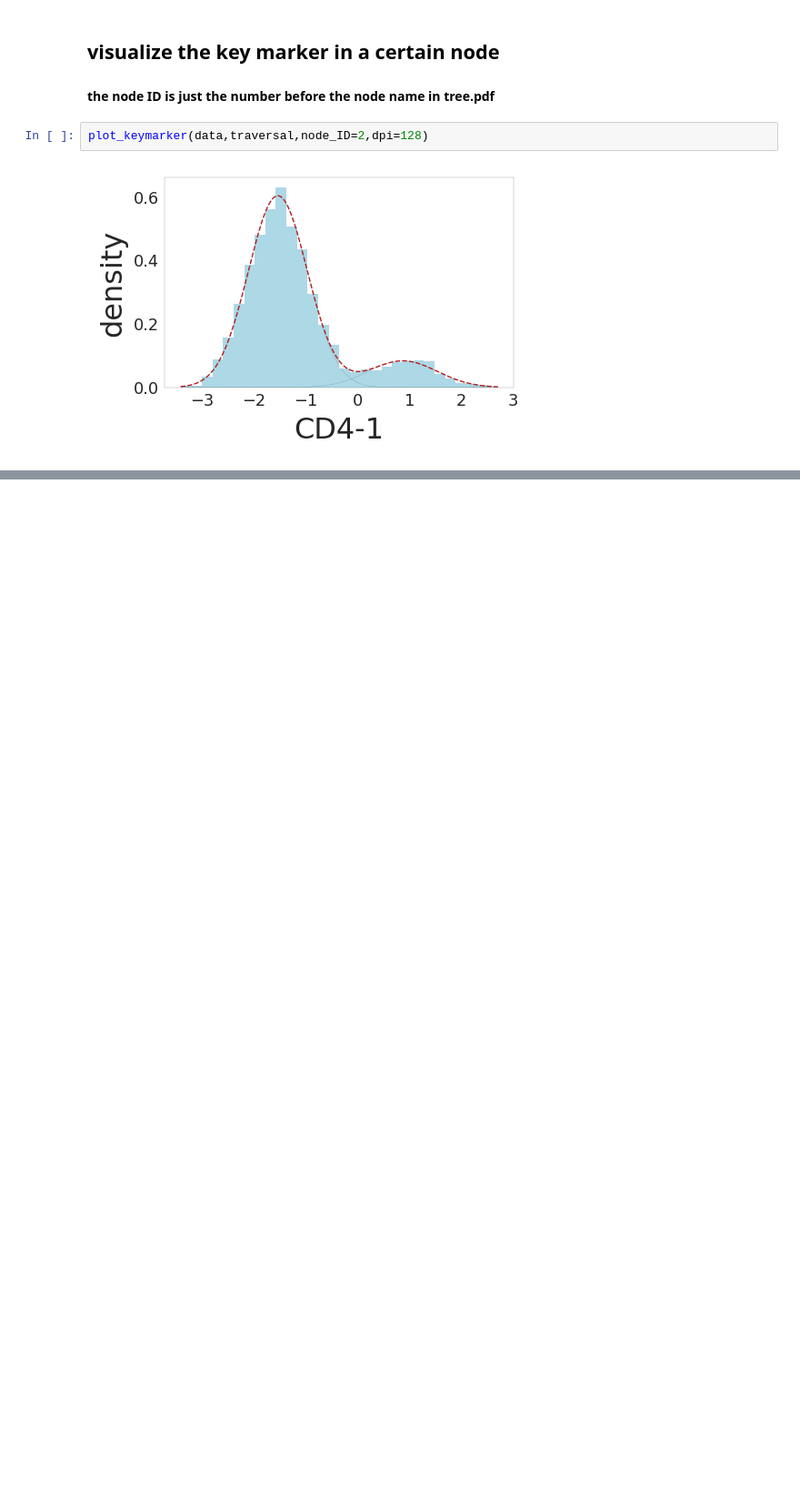
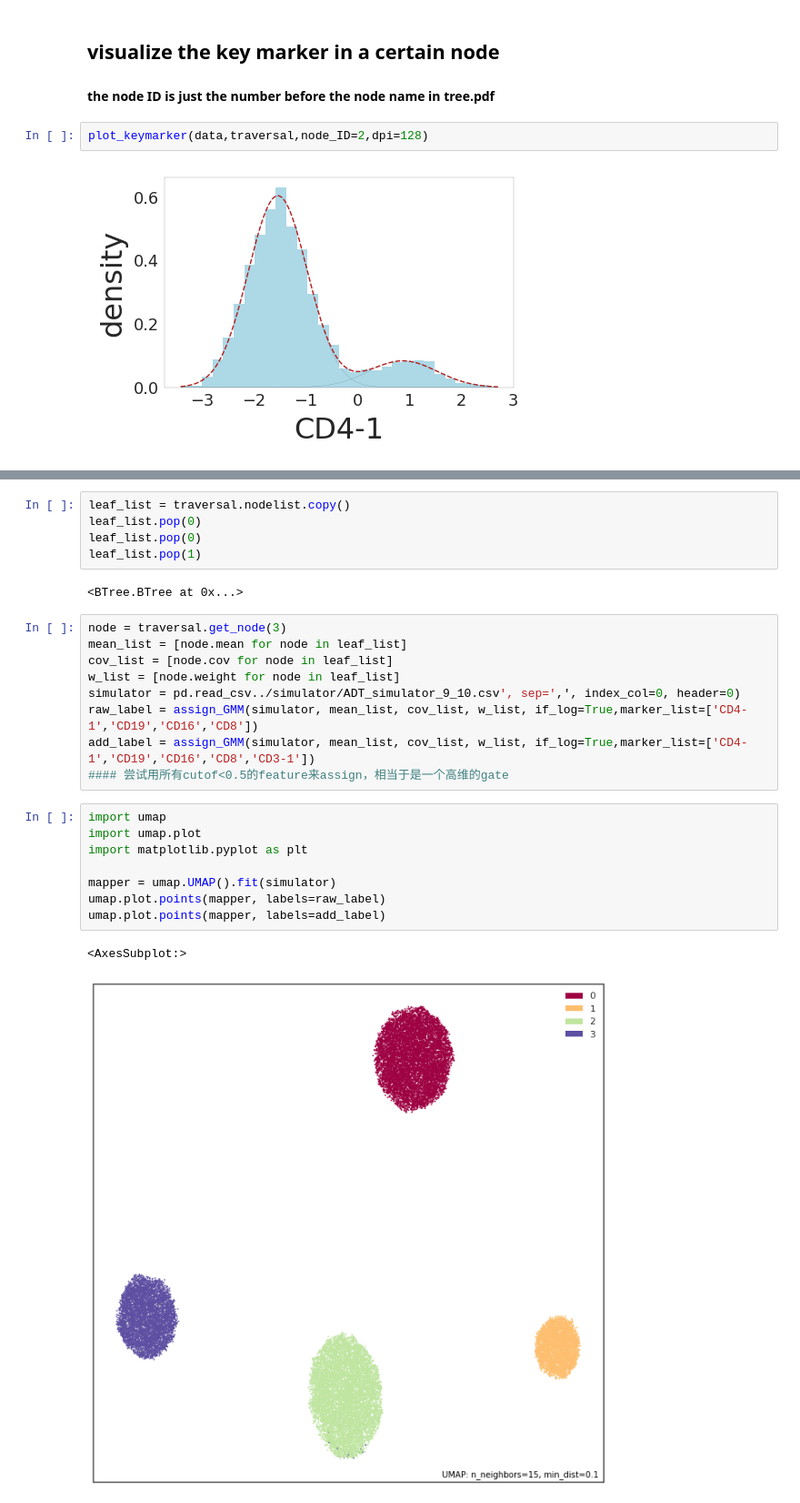
Before and after one commit to xinzhu-email/CITE-pool, a Jupyter notebook: AnalysisTutorial_.ipynb, the cells around one changed output, grey strips where cells are left out. Shown at 91% size. Saved outputs shown, nothing was run; the diff lists cells and outputs as text; blank space fills up the shorter version.

```diff
--- a/AnalysisTutorial_.ipynb
+++ b/AnalysisTutorial_.ipynb
@@ -52,0 +97,27 @@ plot_keymarker(data,traversal,node_ID=2,dpi=128)
+# %%
+leaf_list = traversal.nodelist.copy()
+leaf_list.pop(0)
+leaf_list.pop(0)
+leaf_list.pop(1)
+# %% [output]
+<BTree.BTree at 0x...>
+# %%
+node = traversal.get_node(3)
+mean_list = [node.mean for node in leaf_list]
+cov_list = [node.cov for node in leaf_list]
+w_list = [node.weight for node in leaf_list]
+simulator = pd.read_csv../simulator/ADT_simulator_9_10.csv', sep=',', index_col=0, header=0)
+raw_label = assign_GMM(simulator, mean_list, cov_list, w_list, if_log=True,marker_list=['CD4-1','CD19','CD16','CD8'])
+add_label = assign_GMM(simulator, mean_list, cov_list, w_list, if_log=True,marker_list=['CD4-1','CD19','CD16','CD8','CD3-1'])
+#### 尝试用所有cutof<0.5的feature来assign，相当于是一个高维的gate
+# %%
+import umap
+import umap.plot
+import matplotlib.pyplot as plt
+
+mapper = umap.UMAP().fit(simulator)
+umap.plot.points(mapper, labels=raw_label)
+umap.plot.points(mapper, labels=add_label)
+# %% [output]
+<AxesSubplot:>
+[figure, added]
```
Also changed, not shown: parts of 13 cells of this notebook, 4 other files.
